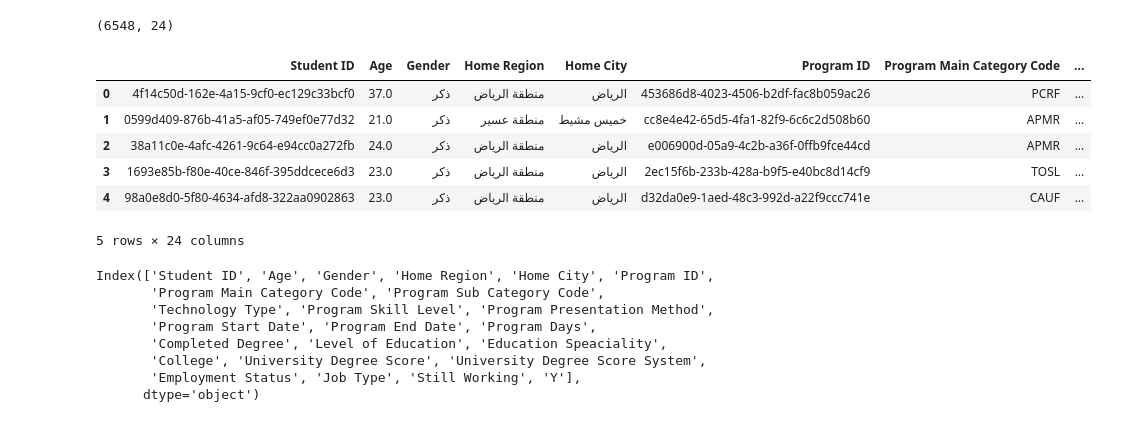
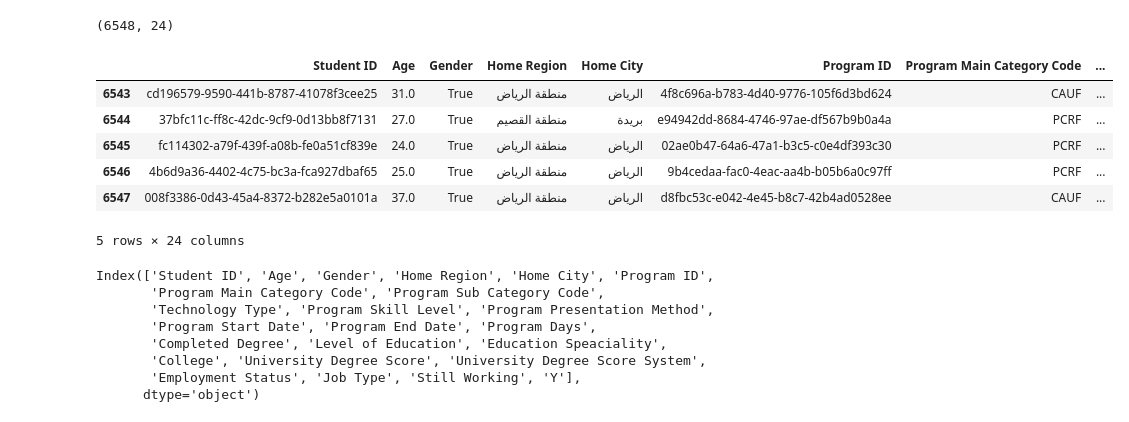
Before and after one commit to Linahwail/task_machine_learning_model, a Jupyter notebook: task.ipynb, the cells around one changed output. Saved outputs shown, nothing was run; the diff lists cells and outputs as text; code cells hidden in the pictures.

```diff
--- a/task.ipynb
+++ b/task.ipynb
@@ -20,5 +15,5 @@ os.listdir('.')
 # %%
-df=pd.read_csv("train.csv")
+df=pd.read_csv("C:/Users/PCD/Downloads/datasets/train.csv")
 # %% [markdown]
  Explore the datasets
 # %%
@@ -58,14 +53,14 @@ df.shape
 # %% [output]
 (6548, 24)
 # %%
-df.head()
+df.tail()
 # %% [output]
 |  | Student ID | Age | Gender | Home Region | Home City | Program ID | Program Main Category Code | ... |
-| 0 | 4f14c50d-162e-4a15-9cf0-ec129c33bcf0 | 37.0 | ذكر | منطقة الرياض | الرياض | 453686d8-4023-4506-b2df-fac8b059ac26 | PCRF | ... |
-| 1 | 0599d409-876b-41a5-af05-749ef0e77d32 | 21.0 | ذكر | منطقة عسير | خميس مشيط | cc8e4e42-65d5-4fa1-82f9-6c6c2d508b60 | APMR | ... |
-| 2 | 38a11c0e-4afc-4261-9c64-e94cc0a272fb | 24.0 | ذكر | منطقة الرياض | الرياض | e006900d-05a9-4c2b-a36f-0ffb9fce44cd | APMR | ... |
-| 3 | 1693e85b-f80e-40ce-846f-395ddcece6d3 | 23.0 | ذكر | منطقة الرياض | الرياض | 2ec15f6b-233b-428a-b9f5-e40bc8d14cf9 | TOSL | ... |
-| 4 | 98a0e8d0-5f80-4634-afd8-322aa0902863 | 23.0 | ذكر | منطقة الرياض | الرياض | d32da0e9-1aed-48c3-992d-a22f9ccc741e | CAUF | ... |
+| 6543 | cd196579-9590-441b-8787-41078f3cee25 | 31.0 | True | منطقة الرياض | الرياض | 4f8c696a-b783-4d40-9776-105f6d3bd624 | CAUF | ... |
+| 6544 | 37bfc11c-ff8c-42dc-9cf9-0d13bb8f7131 | 27.0 | True | منطقة القصيم | بريدة | e94942dd-8684-4746-97ae-df567b9b0a4a | PCRF | ... |
+| 6545 | fc114302-a79f-439f-a08b-fe0a51cf839e | 24.0 | True | منطقة الرياض | الرياض | 02ae0b47-64a6-47a1-b3c5-c0e4df393c30 | PCRF | ... |
+| 6546 | 4b6d9a36-4402-4c75-bc3a-fca927dbaf65 | 25.0 | True | منطقة الرياض | الرياض | 9b4cedaa-fac0-4eac-aa4b-b05b6a0c97ff | PCRF | ... |
+| 6547 | 008f3386-0d43-45a4-8372-b282e5a0101a | 37.0 | True | منطقة الرياض | الرياض | d8fbc53c-e042-4e45-b8c7-42b4ad0528ee | CAUF | ... |
 5 rows × 24 columns
 # %%
 df.columns
```
Also changed, not shown: parts of 19 cells of this notebook, 1 other file.
